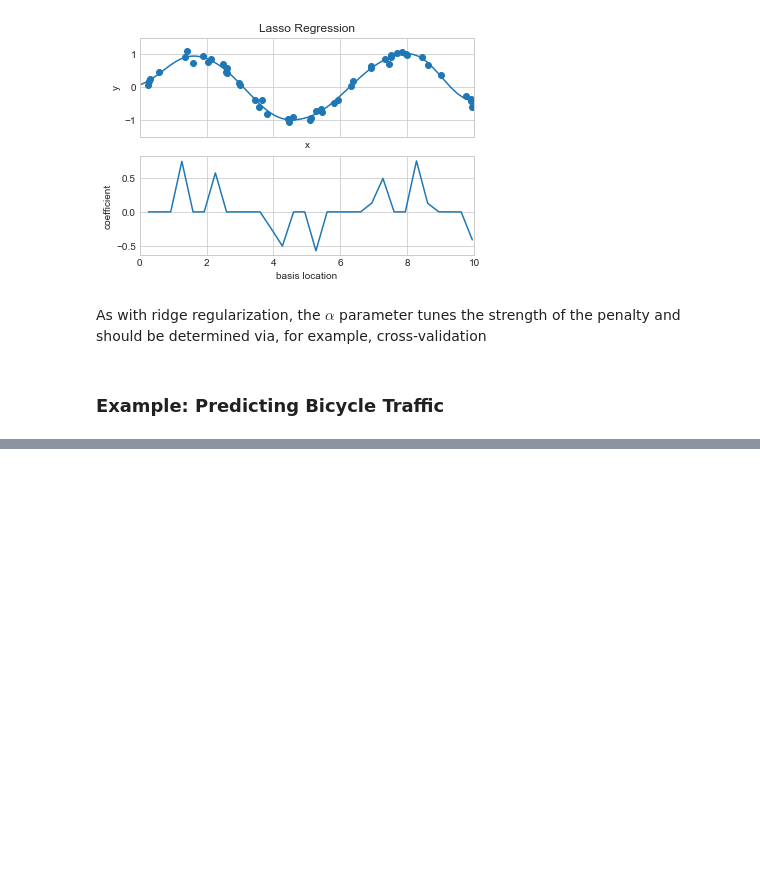
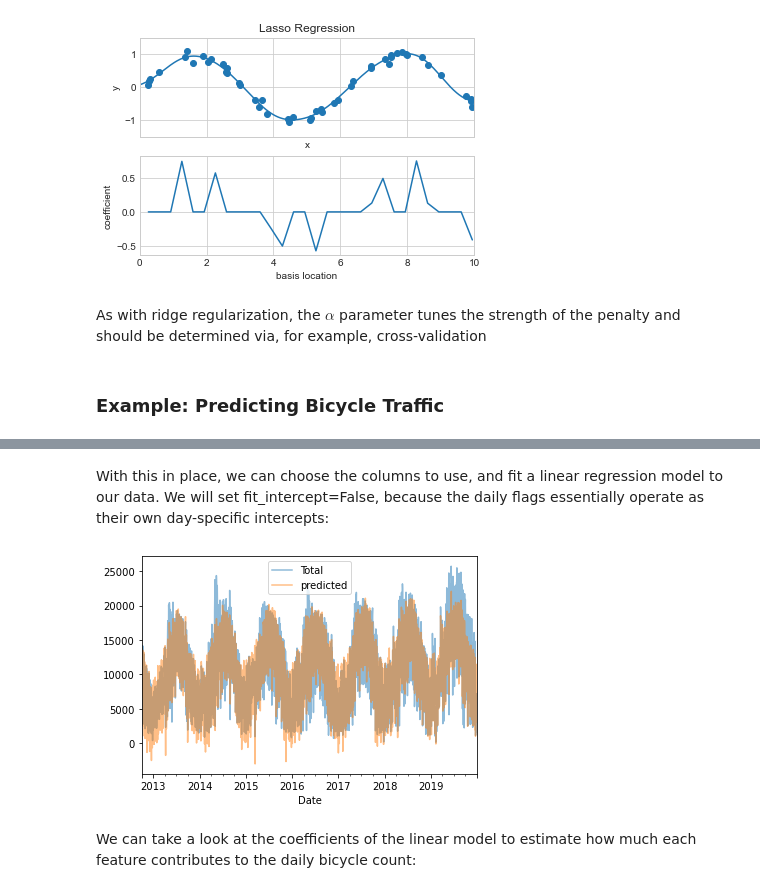
Before and after one commit to Oluwajobs/python_data_science, a Jupyter notebook: ML_Note.ipynb, the cells around one changed output, grey strips where cells are left out. Cells and saved outputs as stored; diff of their text form; code cells hidden in the pictures; blank space fills up the shorter version.

```diff
--- a/ML_Note.ipynb
+++ b/ML_Note.ipynb
@@ -1427,0 +1573,7 @@ As with ridge regularization, the $\alpha$ parameter tunes the strength of the p
+# %%
+weather['Temp (F)'] = .5 * (weather['TMIN'] + weather['TMAX'])
+
+weather['Rainfall (in)'] = weather['PRCP']
+weather['dry day'] = (weather['PRCP'] == 0).astype(int)
+
+daily = daily.join(weather[['Rainfall (in)', 'Temp (F)', 'dry day']])
@@ -1427,0 +1582,2 @@ As with ridge regularization, the $\alpha$ parameter tunes the strength of the p
+# %%
+daily['annual'] = (daily.index - daily.index[0]).days / 365.
@@ -1427,0 +1594,25 @@ As with ridge regularization, the $\alpha$ parameter tunes the strength of the p
+# %% [markdown]
+With this in place, we can choose the columns to use, and fit a linear regression model to our data. We will set fit_intercept=False, because the daily flags essentially operate as their own day-specific intercepts:
+# %%
+# Drop any rows with null values
+daily.dropna(axis=0, how='any', inplace=True)
+
+column_names = ['Mon', 'Tue', 'Wed', 'Thur', 'Fri', 'Sat', 'Sun',
+             'holiday', 'daylight_hrs', 'Rainfall (in)',
+             'dry day', 'Temp (F)', 'annual']
+X = daily[column_names]
+y = daily['Total']
+
+from sklearn.linear_model import LinearRegression
+model = LinearRegression(fit_intercept=False)
+# %%
+# fit model
+model.fit(X, y)
+daily['predicted'] = model.predict(X)
+# %%
+# Finally, we can compare the total and predicted bicycle traffic visually
+daily[['Total', 'predicted']].plot(alpha=.5);
+# %% [output]
+[figure, added]
+# %% [markdown]
+We can take a look at the coefficients of the linear model to estimate how much each feature contributes to the daily bicycle count:
```
Also changed, not shown: parts of 23 cells of this notebook, 2 other files.
